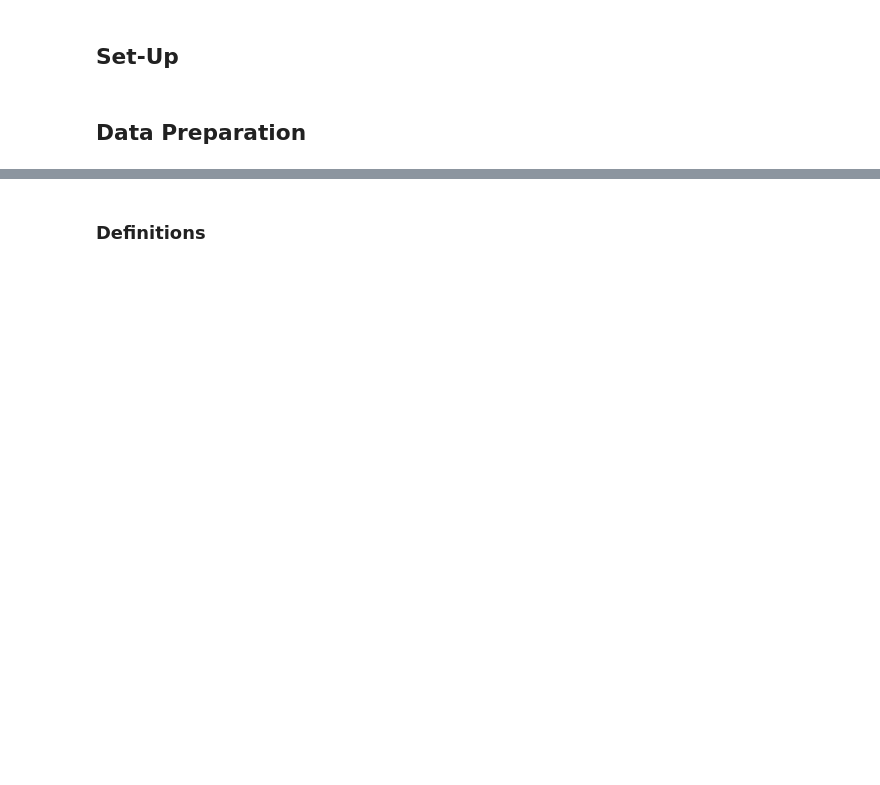
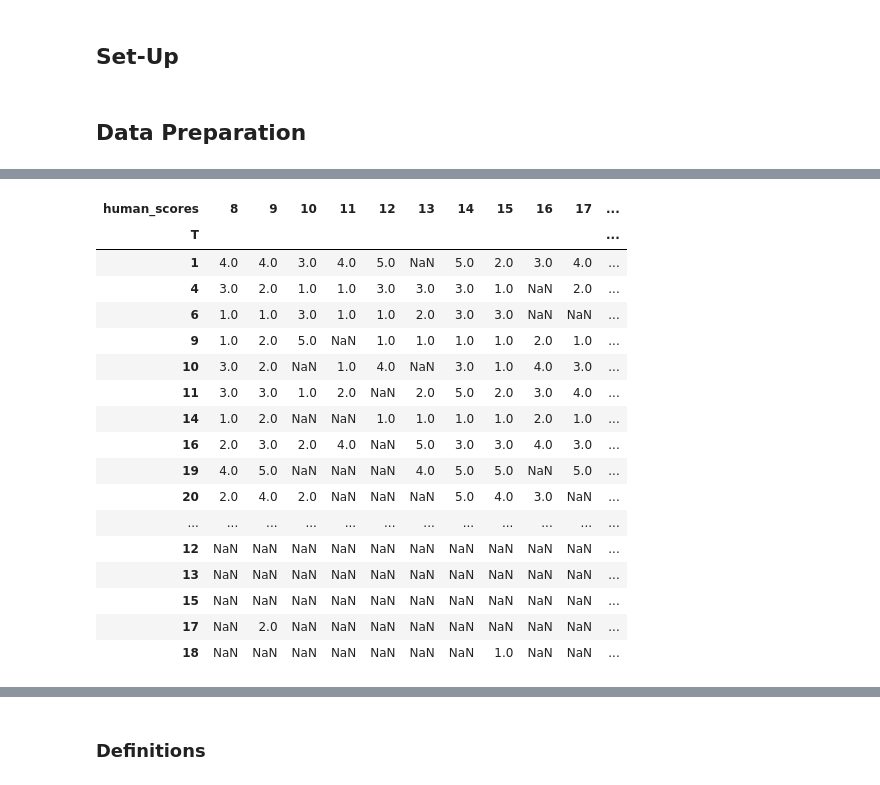
Before and after one commit to fabi260/FluffFinder, a Jupyter notebook: analysis.ipynb, the cells around one changed output, grey strips where cells are left out. Saved outputs shown, nothing was run; the diff lists cells and outputs as text; code cells hidden in the pictures; blank space fills up the shorter version.

```diff
--- a/analysis.ipynb
+++ b/analysis.ipynb
@@ -142,0 +277,21 @@ test_gpt4o_1: {'type': 'test', 'model': 'gpt4o', 'temperature': 1.0, 'specific_m
+# %%
+# create dataset including metadata for all responses and calculate weights
+responses = qualtrics_transposed[(qualtrics_transposed['block'] == 'metadata')].set_index('question').drop(['block'], axis='columns').transpose().drop(['date', 'total', 'cutoff'], axis='columns').apply(pd.to_numeric, errors='coerce')
+
+# summarize attention for each response
+attention_check_columns = [col for col in responses.columns if 'attention_check' in col]
+responses['attention'] = responses[attention_check_columns].mean(axis=1)
+responses = responses.drop(attention_check_columns, axis='columns')
+responses['attention'] = np.where(responses['attention'] == 4, True, False)
+responses['consent'] = np.where(responses['consent'] == 1, True, False)
+responses['student'] = np.where(responses['student'] == 1, True, False)
+responses['topic_relevance'] = [3 if x == 1 else 2 if x == 4 else 1 if x == 2 else np.nan for x in responses['topic_relevance']] # 3 --> high relevance, 2 --> medium relevance, 1 --> low relevance
+responses['work_experience'] = [np.nan if x == 6 else x for x in responses['work_experience']]
+responses['weight'] = [a * b for a, b in zip(responses['topic_relevance'], responses['work_experience'])] # Define weights for scores
+
+response_weights = responses['weight'].to_dict()
+
+responses
+
+#responses[(responses['consent'] == True)].index.to_list() # list of evaluations with consent
+#responses[(responses['attention'] == True)].index.to_list() # list of evaluations that pass the attention check
@@ -142,0 +317,25 @@ test_gpt4o_1: {'type': 'test', 'model': 'gpt4o', 'temperature': 1.0, 'specific_m
+# %%
+# create human_scores_all and human_scores for analysis similar to llms
+human_scores_all = qualtrics_transposed[(qualtrics_transposed['question'] == 'score')].set_index('block').rename_axis('T').rename_axis('human_scores_all', axis='columns').drop('question', axis='columns')
+human_scores_all = human_scores_all.apply(pd.to_numeric, errors='coerce')
+human_scores = human_scores_all[responses[(responses['consent'] == True)].index.to_list()].rename_axis('human_scores', axis='columns') ##TODO: preliminary  filtering, adapt later!!!
+human_scores
+# %% [output]
+| human_scores | 8 | 9 | 10 | 11 | 12 | 13 | 14 | 15 | 16 | 17 | ... |
+| T |  |  |  |  |  |  |  |  |  |  | ... |
+| 1 | 4.0 | 4.0 | 3.0 | 4.0 | 5.0 | NaN | 5.0 | 2.0 | 3.0 | 4.0 | ... |
+| 4 | 3.0 | 2.0 | 1.0 | 1.0 | 3.0 | 3.0 | 3.0 | 1.0 | NaN | 2.0 | ... |
+| 6 | 1.0 | 1.0 | 3.0 | 1.0 | 1.0 | 2.0 | 3.0 | 3.0 | NaN | NaN | ... |
+| 9 | 1.0 | 2.0 | 5.0 | NaN | 1.0 | 1.0 | 1.0 | 1.0 | 2.0 | 1.0 | ... |
+| 10 | 3.0 | 2.0 | NaN | 1.0 | 4.0 | NaN | 3.0 | 1.0 | 4.0 | 3.0 | ... |
+| 11 | 3.0 | 3.0 | 1.0 | 2.0 | NaN | 2.0 | 5.0 | 2.0 | 3.0 | 4.0 | ... |
+| 14 | 1.0 | 2.0 | NaN | NaN | 1.0 | 1.0 | 1.0 | 1.0 | 2.0 | 1.0 | ... |
+| 16 | 2.0 | 3.0 | 2.0 | 4.0 | NaN | 5.0 | 3.0 | 3.0 | 4.0 | 3.0 | ... |
+| 19 | 4.0 | 5.0 | NaN | NaN | NaN | 4.0 | 5.0 | 5.0 | NaN | 5.0 | ... |
+| 20 | 2.0 | 4.0 | 2.0 | NaN | NaN | NaN | 5.0 | 4.0 | 3.0 | NaN | ... |
+| ... | ... | ... | ... | ... | ... | ... | ... | ... | ... | ... | ... |
+| 12 | NaN | NaN | NaN | NaN | NaN | NaN | NaN | NaN | NaN | NaN | ... |
+| 13 | NaN | NaN | NaN | NaN | NaN | NaN | NaN | NaN | NaN | NaN | ... |
+| 15 | NaN | NaN | NaN | NaN | NaN | NaN | NaN | NaN | NaN | NaN | ... |
+| 17 | NaN | 2.0 | NaN | NaN | NaN | NaN | NaN | NaN | NaN | NaN | ... |
+| 18 | NaN | NaN | NaN | NaN | NaN | NaN | NaN | 1.0 | NaN | NaN | ... |
```
Also changed, not shown: parts of 64 cells of this notebook.
